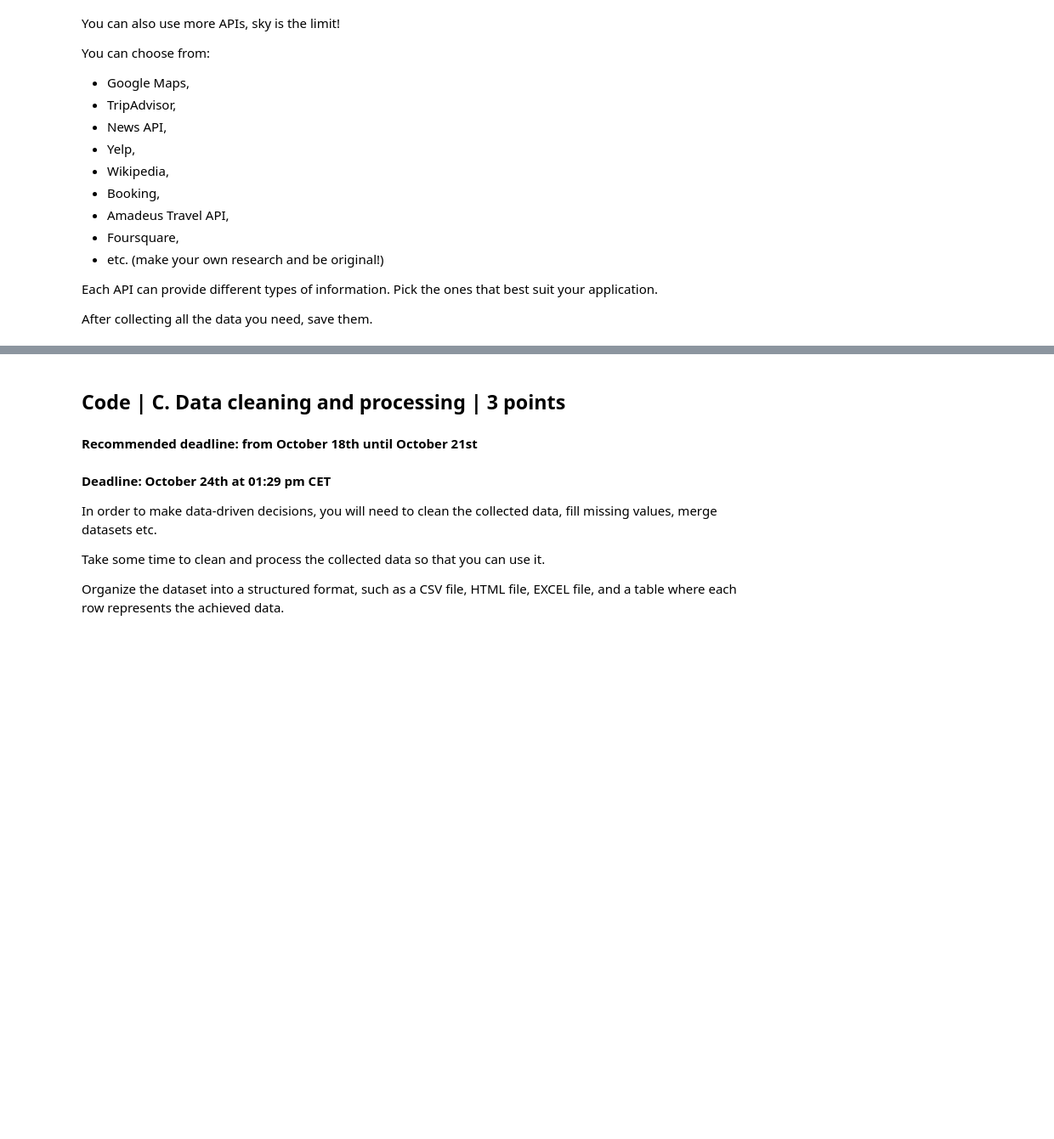
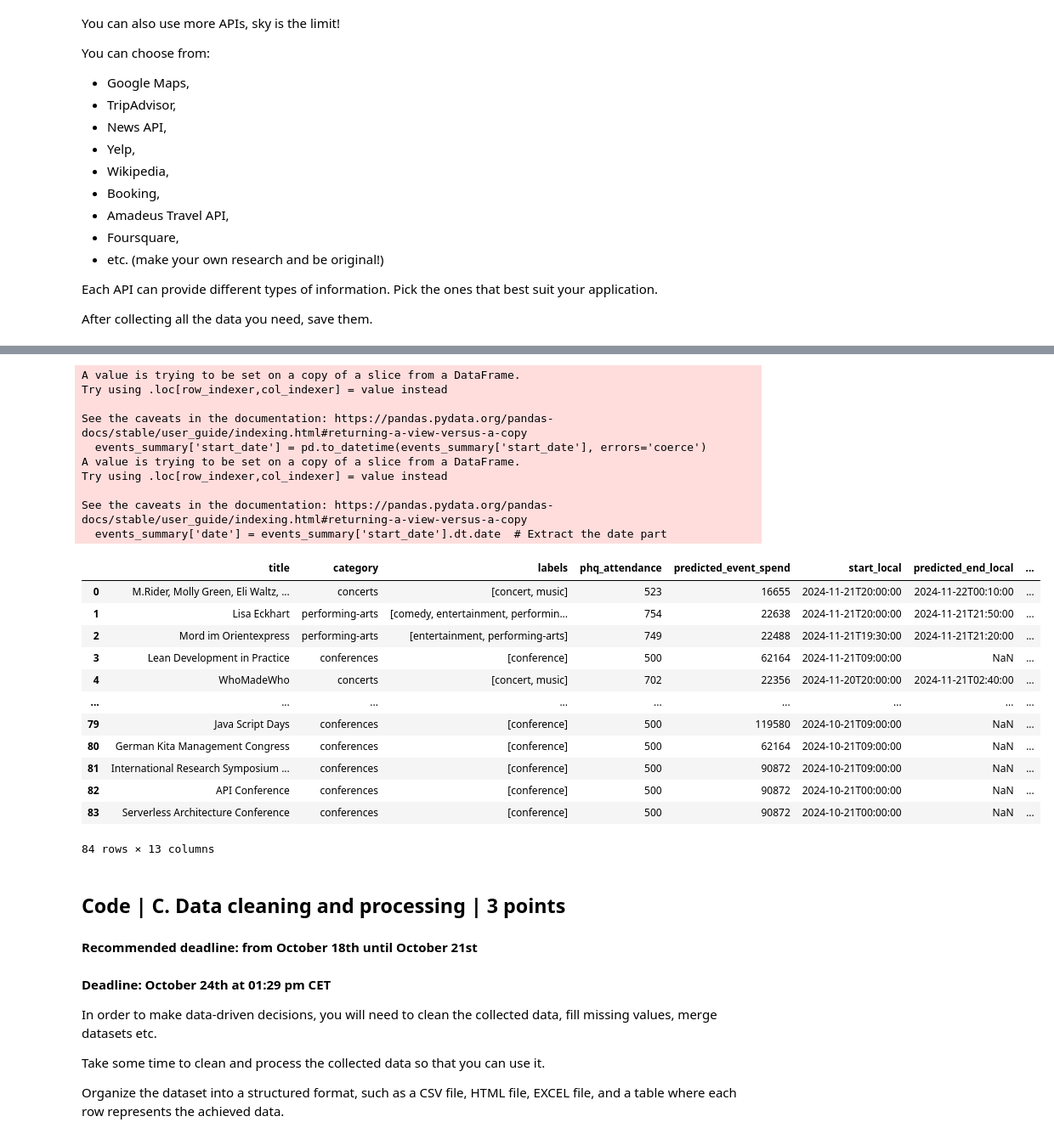
Before and after one commit to shadzic/ESMT_2024_DataScraping_Students, a Jupyter notebook: Group_Project.ipynb, the cells around one changed output, grey strips where cells are left out. Shown at 85% size. Drawn from its saved outputs; the diff is of its cells as text; code cells hidden in the pictures; blank space fills up the shorter version.

```diff
--- a/Group_Project.ipynb
+++ b/Group_Project.ipynb
@@ -168,0 +177,31 @@ berlin_events = pd.DataFrame(events)
+# %%
+private_api_key = "5af5038f2cmsh57e6cd35f4d7007p1f68cbjsn3f2122a2613b"
+
+params = {
+    "symbols": "ORANGEJUICE",  # Commodity
+    "base": "EUR"              # Currency
+}
+
+response = requests.get(
+    "https://commodities-apised.p.rapidapi.com/v1/market-data",
+    params=params,
+    headers={
+        "X-RapidAPI-Host": "commodities-apised.p.rapidapi.com",
+        "X-RapidAPI-Key": private_api_key
+    }
+)
+
+json_data = response.json()
+
+# Extract rates information
+if json_data['success']:
+    rates = json_data['rates']['ORANGEJUICE']
+
+    # Convert the extracted data into a DataFrame
+    df = pd.DataFrame([rates])
+
+    print("The rates are in euros per pound of orange juice:")
+    print(df)
+else:
+    print("Error: Could not retrieve data.")
+    print(json_data['errors'])
@@ -236,3 +310,31 @@ See the caveats in the documentation: https://pandas.pydata.org/pandas-docs/stab
+# %%
+events_summary['start_date'] = pd.to_datetime(events_summary['start_date'], errors='coerce')
+events_summary['date'] = events_summary['start_date'].dt.date  # Extract the date part
+events_summary
+# %% [output]
+A value is trying to be set on a copy of a slice from a DataFrame.
+Try using .loc[row_indexer,col_indexer] = value instead
+
+See the caveats in the documentation: https://pandas.pydata.org/pandas-docs/stable/user_guide/indexing.html#returning-a-view-versus-a-copy
+  events_summary['start_date'] = pd.to_datetime(events_summary['start_date'], errors='coerce')
+A value is trying to be set on a copy of a slice from a DataFrame.
+Try using .loc[row_indexer,col_indexer] = value instead
+
+See the caveats in the documentation: https://pandas.pydata.org/pandas-docs/stable/user_guide/indexing.html#returning-a-view-versus-a-copy
+  events_summary['date'] = events_summary['start_date'].dt.date  # Extract the date part
+|  | title | category | labels | phq_attendance | predicted_event_spend | start_local | predicted_end_local | ... |
+| 0 | M.Rider, Molly Green, Eli Waltz, ... | concerts | [concert, music] | 523 | 16655 | 2024-11-21T20:00:00 | 2024-11-22T00:10:00 | ... |
+| 1 | Lisa Eckhart | performing-arts | [comedy, entertainment, performin... | 754 | 22638 | 2024-11-21T20:00:00 | 2024-11-21T21:50:00 | ... |
+| 2 | Mord im Orientexpress | performing-arts | [entertainment, performing-arts] | 749 | 22488 | 2024-11-21T19:30:00 | 2024-11-21T21:20:00 | ... |
+| 3 | Lean Development in Practice | conferences | [conference] | 500 | 62164 | 2024-11-21T09:00:00 | NaN | ... |
+| 4 | WhoMadeWho | concerts | [concert, music] | 702 | 22356 | 2024-11-20T20:00:00 | 2024-11-21T02:40:00 | ... |
+| ... | ... | ... | ... | ... | ... | ... | ... | ... |
+| 79 | Java Script Days | conferences | [conference] | 500 | 119580 | 2024-10-21T09:00:00 | NaN | ... |
+| 80 | German Kita Management Congress | conferences | [conference] | 500 | 62164 | 2024-10-21T09:00:00 | NaN | ... |
+| 81 | International Research Symposium ... | conferences | [conference] | 500 | 90872 | 2024-10-21T09:00:00 | NaN | ... |
+| 82 | API Conference | conferences | [conference] | 500 | 90872 | 2024-10-21T00:00:00 | NaN | ... |
+| 83 | Serverless Architecture Conference | conferences | [conference] | 500 | 90872 | 2024-10-21T00:00:00 | NaN | ... |
+84 rows × 13 columns
 # %% [markdown]
 ## Code | C. Data cleaning and processing | 3 points
 #### Recommended deadline: from October 18th until October 21st
```
Also changed, not shown: parts of 24 cells of this notebook.
